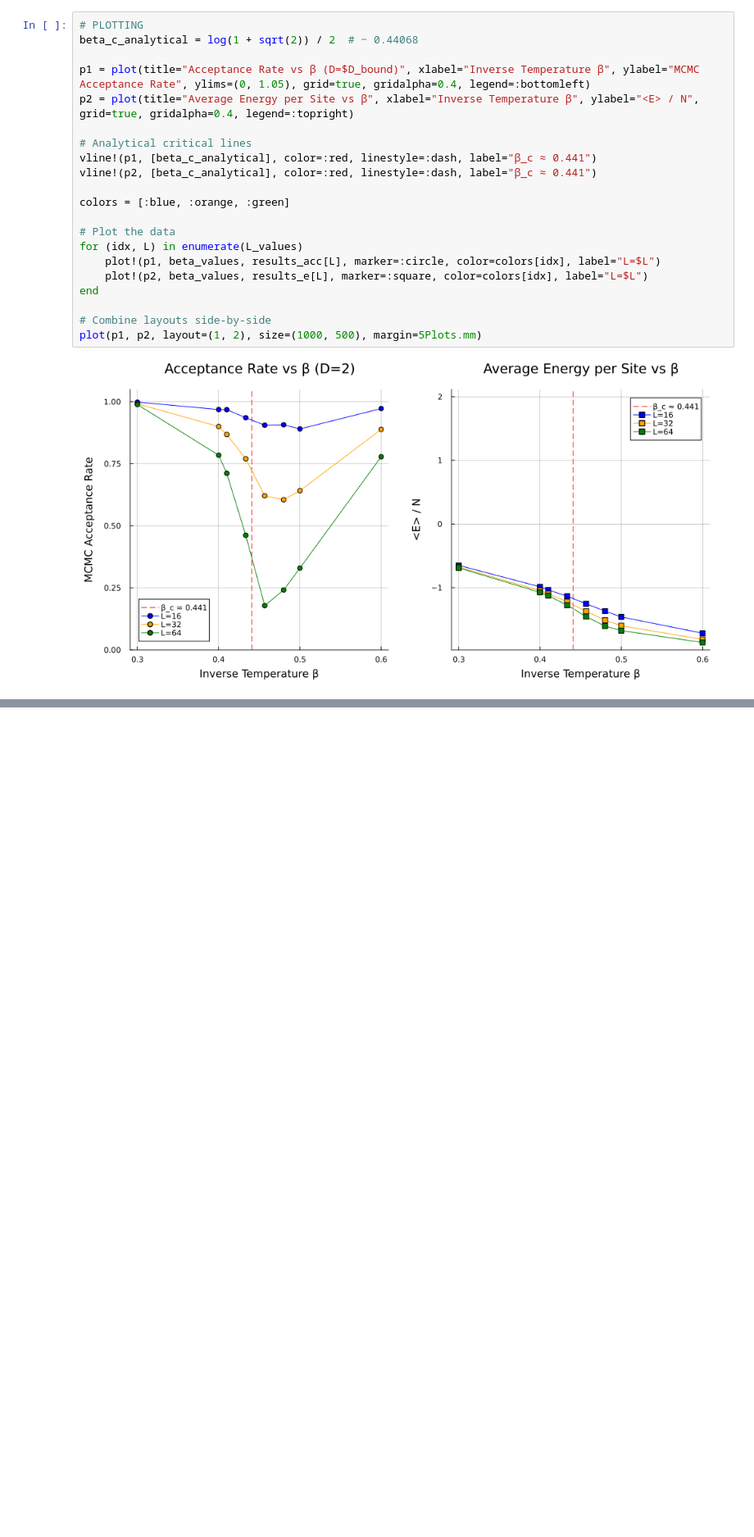
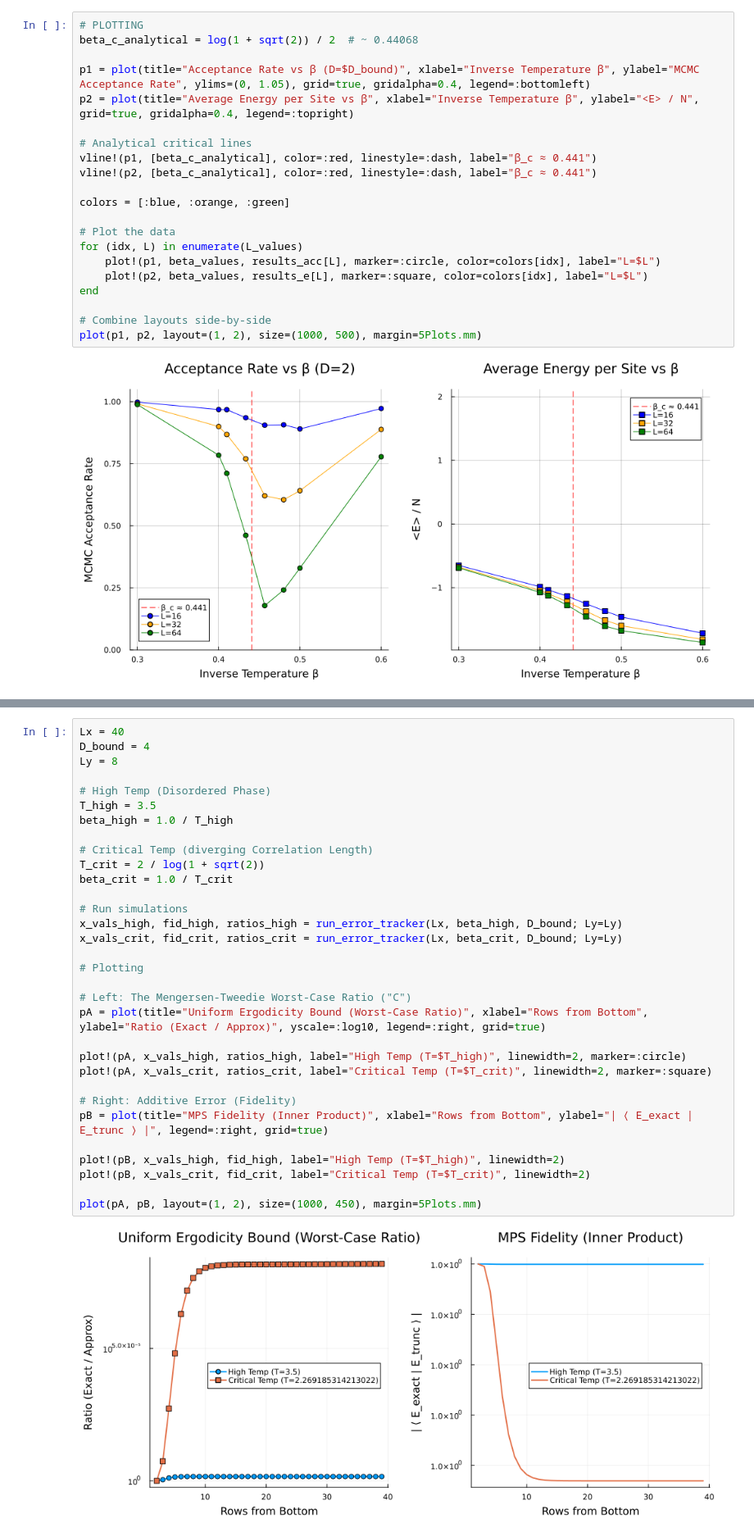
Before and after one commit to jmarquezol/QuantumMaster, a Jupyter notebook: internship_ICFO/jl/icfo_intern/simulation.ipynb, the cells around one changed output, grey strips where cells are left out. Shown at 82% size. Drawn from its saved outputs; the diff is of its cells as text; blank space fills up the shorter version.

```diff
--- a/internship_ICFO/jl/icfo_intern/simulation.ipynb
+++ b/internship_ICFO/jl/icfo_intern/simulation.ipynb
@@ -460,0 +330,34 @@ Simulations complete. Generating plots...
+# %%
+Lx = 40
+D_bound = 4
+Ly = 8
+
+# High Temp (Disordered Phase)
+T_high = 3.5
+beta_high = 1.0 / T_high
+
+# Critical Temp (diverging Correlation Length)
+T_crit = 2 / log(1 + sqrt(2))
+beta_crit = 1.0 / T_crit
+
+# Run simulations
+x_vals_high, fid_high, ratios_high = run_error_tracker(Lx, beta_high, D_bound; Ly=Ly)
+x_vals_crit, fid_crit, ratios_crit = run_error_tracker(Lx, beta_crit, D_bound; Ly=Ly)
+
+# Plotting
+
+# Left: The Mengersen-Tweedie Worst-Case Ratio ("C")
+pA = plot(title="Uniform Ergodicity Bound (Worst-Case Ratio)", xlabel="Rows from Bottom", ylabel="Ratio (Exact / Approx)", yscale=:log10, legend=:right, grid=true)
+
+plot!(pA, x_vals_high, ratios_high, label="High Temp (T=$T_high)", linewidth=2, marker=:circle)
+plot!(pA, x_vals_crit, ratios_crit, label="Critical Temp (T=$T_crit)", linewidth=2, marker=:square)
+
+# Right: Additive Error (Fidelity)
+pB = plot(title="MPS Fidelity (Inner Product)", xlabel="Rows from Bottom", ylabel="| ⟨ E_exact | E_trunc ⟩ |", legend=:right, grid=true)
+
+plot!(pB, x_vals_high, fid_high, label="High Temp (T=$T_high)", linewidth=2)
+plot!(pB, x_vals_crit, fid_crit, label="Critical Temp (T=$T_crit)", linewidth=2)
+
+plot(pA, pB, layout=(1, 2), size=(1000, 450), margin=5Plots.mm)
+# %% [output]
+[figure, added]
```
Also changed, not shown: parts of 17 cells of this notebook.
